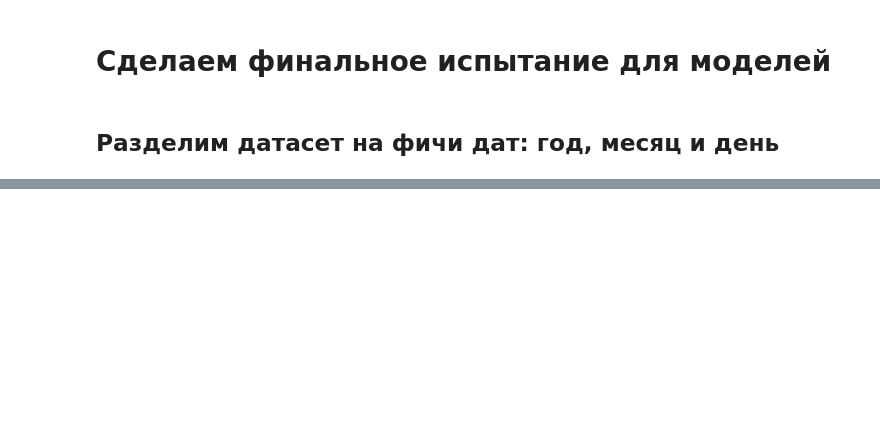
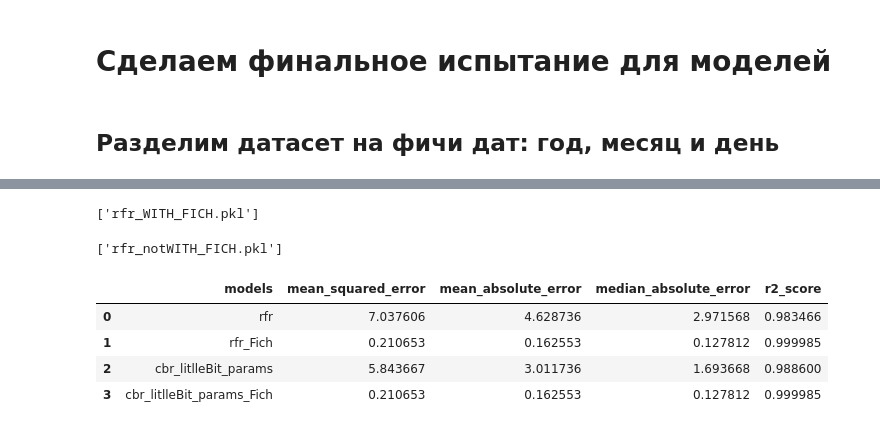
Before and after one commit to llitone/fuel-consumption-prediction, a Jupyter notebook: predictions/predictions_Specific_reference_fuel_consumption_for_vacation.ipynb, the cells around one changed output, grey strips where cells are left out. Cells and saved outputs as stored; diff of their text form; code cells hidden in the pictures; blank space fills up the shorter version.

```diff
--- a/predictions/predictions_Specific_reference_fuel_consumption_for_vacation.ipynb
+++ b/predictions/predictions_Specific_reference_fuel_consumption_for_vacation.ipynb
@@ -371,0 +444,2 @@ r2_score: 0.9791996161152253
+# %%
+X_train, X_test, Y_train, Y_test = train_test_split(X_WITH_FICH, Y_WITH_FICH, test_size=0.15, random_state=42)
@@ -371,0 +541,6 @@ r2_score: 0.9791996161152253
+# %%
+cbr_litlleBit_params.fit(X, Y)
+
+prediction_cbr_litlleBit_params = cbr_litlleBit_params.predict(X)
+
+joblib.dump(cbr_litlleBit_params, 'cbr_litlleBit_params_notWITH_FICH.pkl')
@@ -371,0 +556,47 @@ r2_score: 0.9791996161152253
+# %%
+rfr.fit(X_WITH_FICH, Y_WITH_FICH)
+
+prediction_rfr_Fich = rfr.predict(X_WITH_FICH)
+
+joblib.dump(rfr, 'rfr_WITH_FICH.pkl')
+# %% [output]
+['rfr_WITH_FICH.pkl']
+# %%
+rfr.fit(X, Y)
+
+prediction_rfr = rfr.predict(X)
+
+joblib.dump(rfr, 'rfr_notWITH_FICH.pkl')
+# %% [output]
+['rfr_notWITH_FICH.pkl']
+# %%
+comparison_table = pd.DataFrame(
+    {'models': ['rfr', 'rfr_Fich', 'cbr_litlleBit_params', 'cbr_litlleBit_params_Fich'],
+
+    'mean_squared_error': [math.sqrt(mean_squared_error(Y, prediction_rfr)),
+                            math.sqrt(mean_squared_error(Y_WITH_FICH, prediction_cbr_litlleBit_params_Fich)),
+                            math.sqrt(mean_squared_error(Y, prediction_cbr_litlleBit_params)),
+                            math.sqrt(mean_squared_error(Y_WITH_FICH, prediction_cbr_litlleBit_params_Fich))],
+
+    'mean_absolute_error':[mean_absolute_error(Y, prediction_rfr),
+                           mean_absolute_error(Y_WITH_FICH, prediction_cbr_litlleBit_params_Fich),
+                           mean_absolute_error(Y, prediction_cbr_litlleBit_params),
+                           mean_absolute_error(Y_WITH_FICH, prediction_cbr_litlleBit_params_Fich)],\
+
+    'median_absolute_error': [median_absolute_error(Y, prediction_rfr),
+                              median_absolute_error(Y_WITH_FICH, prediction_cbr_litlleBit_params_Fich),
+                              median_absolute_error(Y, prediction_cbr_litlleBit_params),
+                              median_absolute_error(Y_WITH_FICH, prediction_cbr_litlleBit_params_Fich)],
+
+    'r2_score': [r2_score(Y, prediction_rfr),
+                r2_score(Y_WITH_FICH, prediction_cbr_litlleBit_params_Fich),
+                r2_score(Y, prediction_cbr_litlleBit_params),
+                r2_score(Y_WITH_FICH, prediction_cbr_litlleBit_params_Fich)]
+    })
+comparison_table
+# %% [output]
+|  | models | mean_squared_error | mean_absolute_error | median_absolute_error | r2_score |
+| 0 | rfr | 7.037606 | 4.628736 | 2.971568 | 0.983466 |
+| 1 | rfr_Fich | 0.210653 | 0.162553 | 0.127812 | 0.999985 |
+| 2 | cbr_litlleBit_params | 5.843667 | 3.011736 | 1.693668 | 0.988600 |
+| 3 | cbr_litlleBit_params_Fich | 0.210653 | 0.162553 | 0.127812 | 0.999985 |
```
Also changed, not shown: parts of 44 cells of this notebook.
